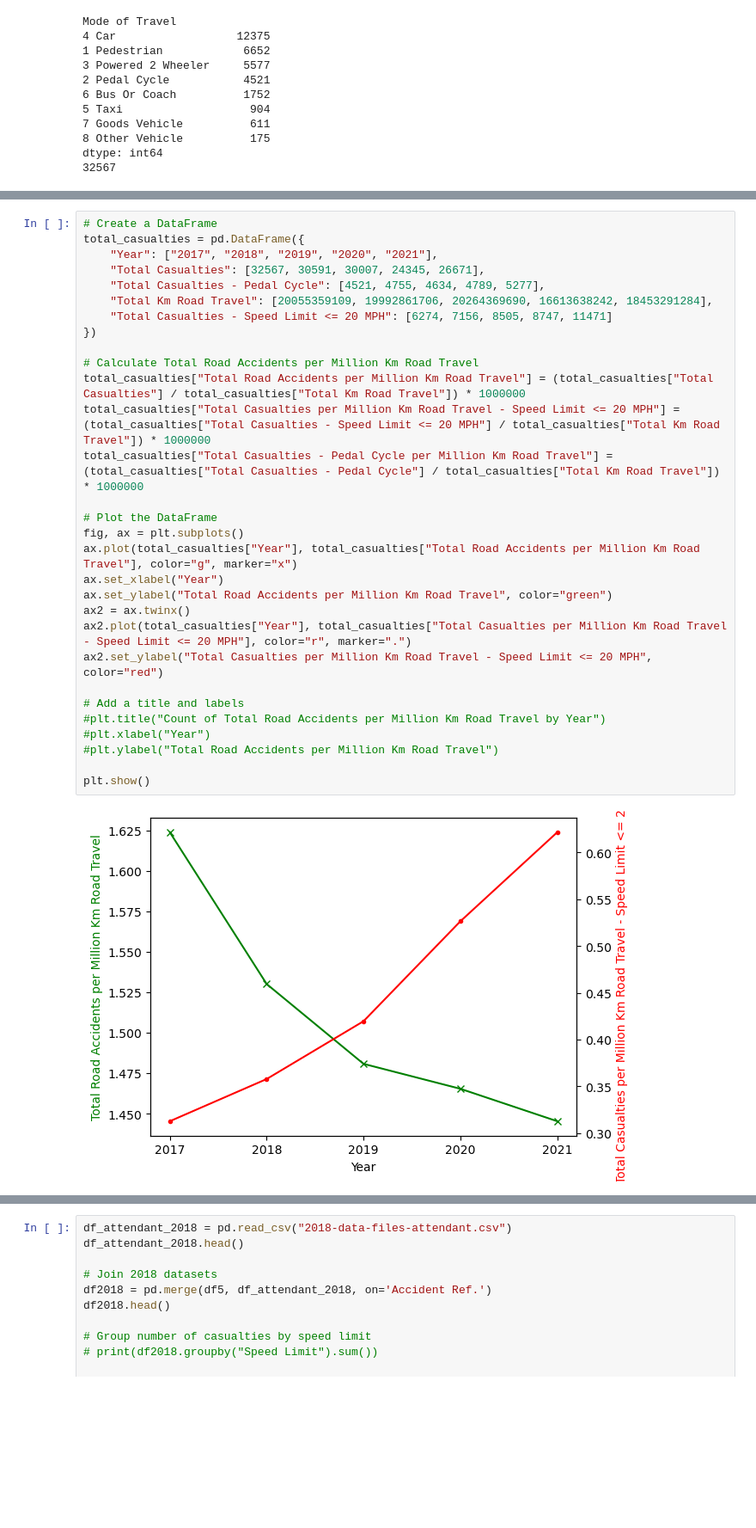
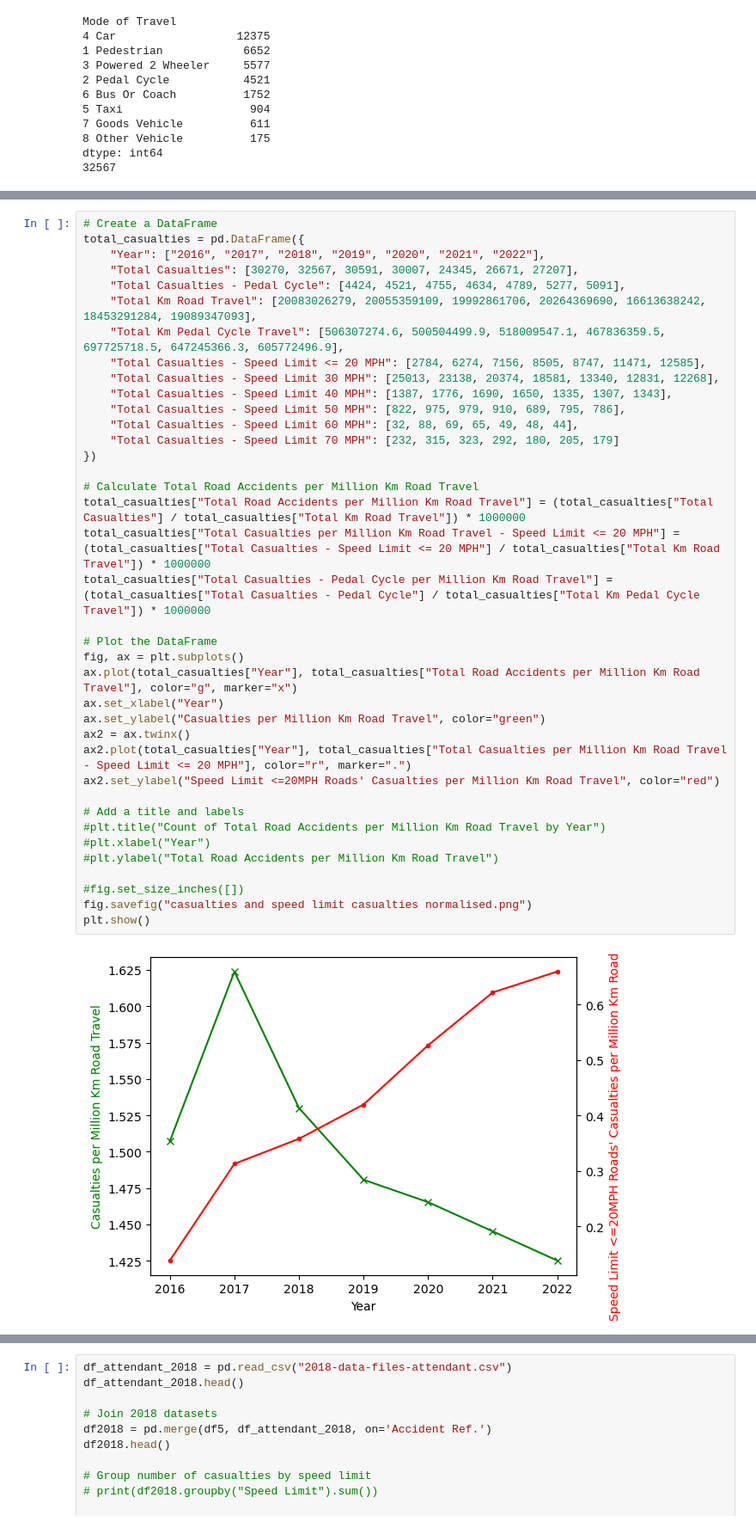
Before and after one commit to sokimura39/CUSP_Data_Dive, a Jupyter notebook: casualties_temporal_analysis.ipynb, the cells around one changed output, grey strips where cells are left out. Shown at 86% size. Saved outputs shown, nothing was run; the diff lists cells and outputs as text; blank space fills up the shorter version.

Commit message:
Update casualties temporal analysis file - 3:15PM

```diff
--- a/casualties_temporal_analysis.ipynb
+++ b/casualties_temporal_analysis.ipynb
@@ -215,35 +313,43 @@ dtype: int64
 # %%
 # Create a DataFrame
 total_casualties = pd.DataFrame({
-    "Year": ["2017", "2018", "2019", "2020", "2021"],
-    "Total Casualties": [32567, 30591, 30007, 24345, 26671],
-    "Total Casualties - Pedal Cycle": [4521, 4755, 4634, 4789, 5277],
-    "Total Km Road Travel": [20055359109, 19992861706, 20264369690, 16613638242, 18453291284],
-    "Total Casualties - Speed Limit <= 20 MPH": [6274, 7156, 8505, 8747, 11471]
+    "Year": ["2016", "2017", "2018", "2019", "2020", "2021", "2022"],
+    "Total Casualties": [30270, 32567, 30591, 30007, 24345, 26671, 27207],
+    "Total Casualties - Pedal Cycle": [4424, 4521, 4755, 4634, 4789, 5277, 5091],
+    "Total Km Road Travel": [20083026279, 20055359109, 19992861706, 20264369690, 16613638242, 18453291284, 19089347093],
+    "Total Km Pedal Cycle Travel": [506307274.6, 500504499.9, 518009547.1, 467836359.5, 697725718.5, 647245366.3, 605772496.9],
+    "Total Casualties - Speed Limit <= 20 MPH": [2784, 6274, 7156, 8505, 8747, 11471, 12585],
+    "Total Casualties - Speed Limit 30 MPH": [25013, 23138, 20374, 18581, 13340, 12831, 12268],
+    "Total Casualties - Speed Limit 40 MPH": [1387, 1776, 1690, 1650, 1335, 1307, 1343],
+    "Total Casualties - Speed Limit 50 MPH": [822, 975, 979, 910, 689, 795, 786],
+    "Total Casualties - Speed Limit 60 MPH": [32, 88, 69, 65, 49, 48, 44],
+    "Total Casualties - Speed Limit 70 MPH": [232, 315, 323, 292, 180, 205, 179]
 })
 
 # Calculate Total Road Accidents per Million Km Road Travel
 total_casualties["Total Road Accidents per Million Km Road Travel"] = (total_casualties["Total Casualties"] / total_casualties["Total Km Road Travel"]) * 1000000
 total_casualties["Total Casualties per Million Km Road Travel - Speed Limit <= 20 MPH"] = (total_casualties["Total Casualties - Speed Limit <= 20 MPH"] / total_casualties["Total Km Road Travel"]) * 1000000
-total_casualties["Total Casualties - Pedal Cycle per Million Km Road Travel"] = (total_casualties["Total Casualties - Pedal Cycle"] / total_casualties["Total Km Road Travel"]) * 1000000
+total_casualties["Total Casualties - Pedal Cycle per Million Km Road Travel"] = (total_casualties["Total Casualties - Pedal Cycle"] / total_casualties["Total Km Pedal Cycle Travel"]) * 1000000
 
 # Plot the DataFrame
 fig, ax = plt.subplots()
 ax.plot(total_casualties["Year"], total_casualties["Total Road Accidents per Million Km Road Travel"], color="g", marker="x")
 ax.set_xlabel("Year")
-ax.set_ylabel("Total Road Accidents per Million Km Road Travel", color="green")
+ax.set_ylabel("Casualties per Million Km Road Travel", color="green")
 ax2 = ax.twinx()
 ax2.plot(total_casualties["Year"], total_casualties["Total Casualties per Million Km Road Travel - Speed Limit <= 20 MPH"], color="r", marker=".")
-ax2.set_ylabel("Total Casualties per Million Km Road Travel - Speed Limit <= 20 MPH", color="red")
+ax2.set_ylabel("Speed Limit <=20MPH Roads' Casualties per Million Km Road Travel", color="red")
 
 # Add a title and labels
 #plt.title("Count of Total Road Accidents per Million Km Road Travel by Year")
 #plt.xlabel("Year")
 #plt.ylabel("Total Road Accidents per Million Km Road Travel")
 
+#fig.set_size_inches([])
+fig.savefig("casualties and speed limit casualties normalised.png")
 plt.show()
 # %% [output]
-[figure, old version]
+[figure, new version]
 # %%
 # Plot Total Casualties - Speed Limit
 fig, ax = plt.subplots()
```
Also changed, not shown: parts of 8 cells of this notebook.
